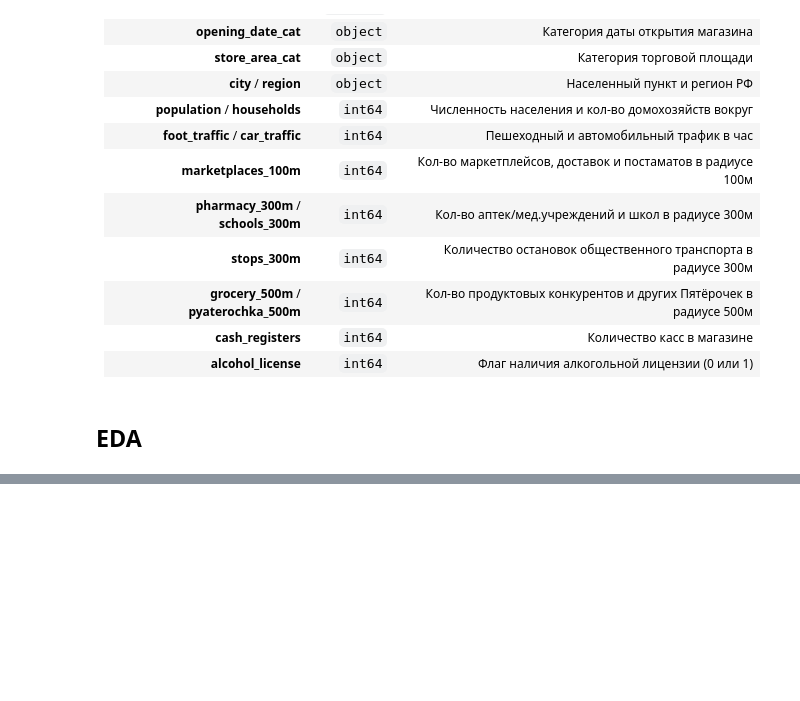
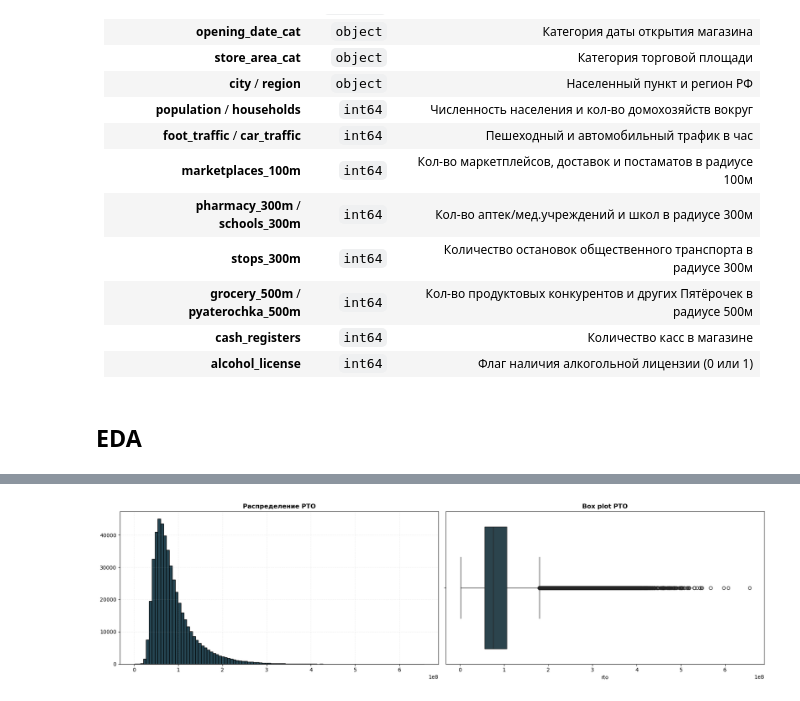
Before and after one commit to kmvitik/smadimo_gp_5_deep_learning, a Jupyter notebook: tabular_data/eda.ipynb, the cells around one changed output, grey strips where cells are left out. Cells and saved outputs as stored; diff of their text form; code cells hidden in the pictures; blank space fills up the shorter version.

```diff
--- a/tabular_data/eda.ipynb
+++ b/tabular_data/eda.ipynb
@@ -114,0 +155,3 @@ get_stats(df).head(10)
+# %%
+df_rto = df["rto"]
+df_rto.describe ()
@@ -114,0 +168,18 @@ get_stats(df).head(10)
+# %%
+fig, axes = plt.subplots(nrows=1, ncols=2, figsize=(18, 5))
+
+axes[0].hist(
+    df_rto,
+    bins=100,
+    color=palette[0],
+    edgecolor="black",
+)
+axes[0].set_title("Распределение РТО", weight="bold")
+axes[0].grid(linestyle="--", alpha=0.2)
+
+sns.boxplot(x=df_rto, color=palette[0], ax=axes[1])
+axes[1].set_title("Box plot РТО", weight="bold")
+
+plt.tight_layout()
+# %% [output]
+[figure, added]
```
Also changed, not shown: parts of 11 cells of this notebook.
